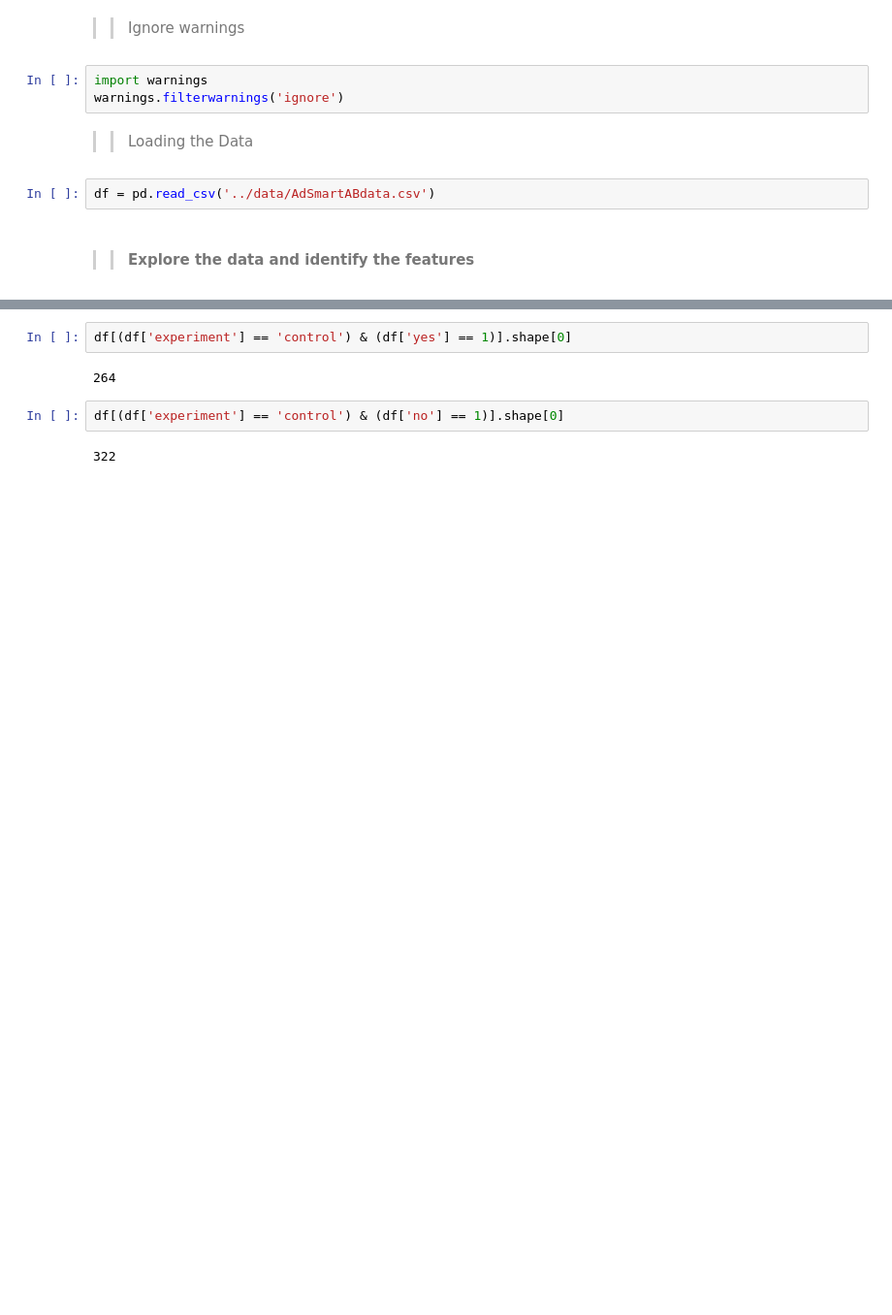
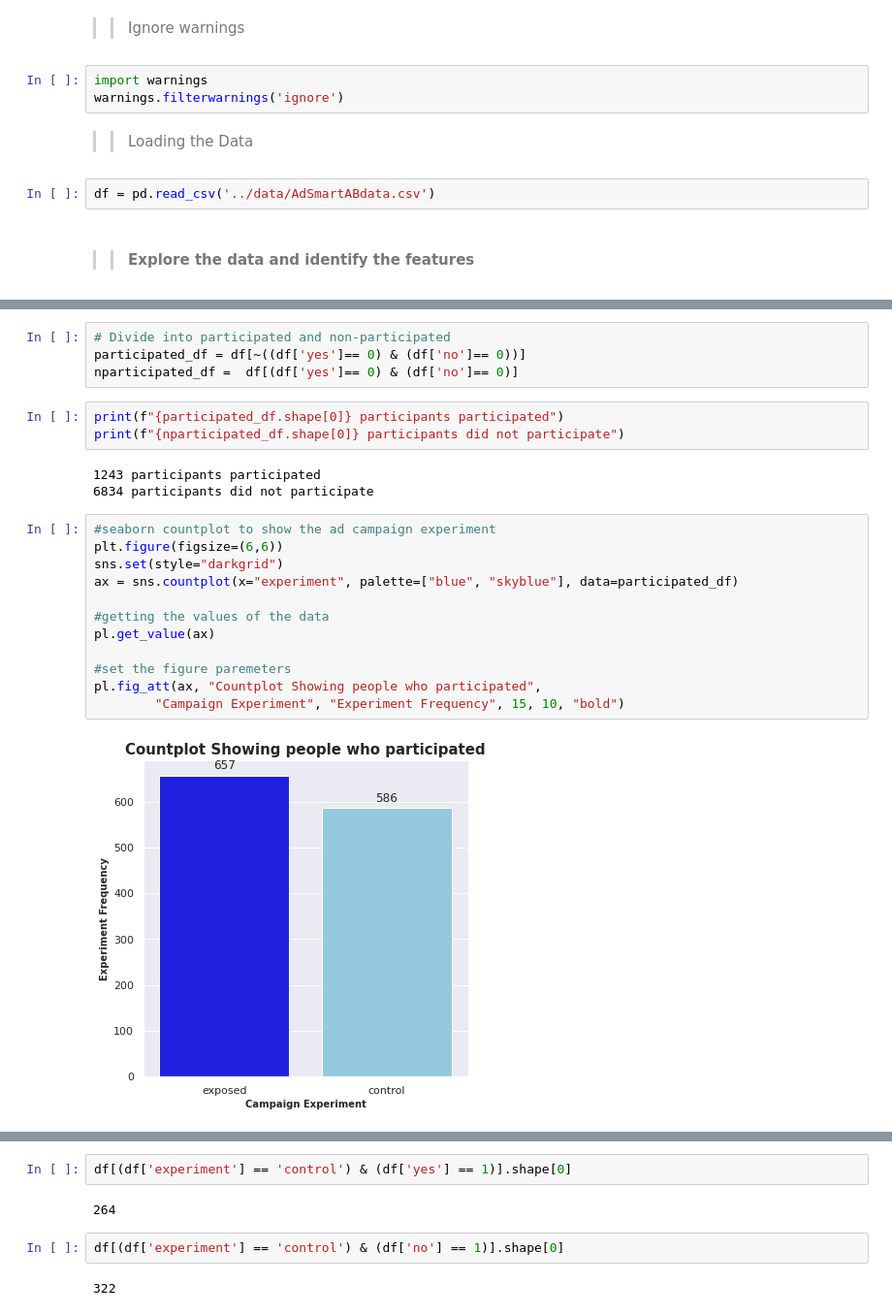
Before and after one commit to wakura-mbuya/abtest-mlops, a Jupyter notebook: notebooks/overview.ipynb, the cells around one changed output, grey strips where cells are left out. Shown: that part at 97% size. Drawn from its saved outputs; the diff is of its cells as text; blank space fills up the shorter version.

Commit message:
plots among treatment groups

```diff
--- a/notebooks/overview.ipynb
+++ b/notebooks/overview.ipynb
@@ -51,0 +113,24 @@ df[(df['experiment'] == 'exposed') & (df['no'] == 1)].shape[0]
+# %%
+# Divide into participated and non-participated
+participated_df = df[~((df['yes']== 0) & (df['no']== 0))]
+nparticipated_df =  df[(df['yes']== 0) & (df['no']== 0)]
+# %%
+print(f"{participated_df.shape[0]} participants participated")
+print(f"{nparticipated_df.shape[0]} participants did not participate")
+# %% [output]
+1243 participants participated
+6834 participants did not participate
+# %%
+#seaborn countplot to show the ad campaign experiment
+plt.figure(figsize=(6,6))
+sns.set(style="darkgrid")
+ax = sns.countplot(x="experiment", palette=["blue", "skyblue"], data=participated_df)
+
+#getting the values of the data
+pl.get_value(ax)
+
+#set the figure paremeters
+pl.fig_att(ax, "Countplot Showing people who participated",
+        "Campaign Experiment", "Experiment Frequency", 15, 10, "bold")
+# %% [output]
+[figure, added]
```
Also changed, not shown: parts of 25 cells of this notebook, 1 other file.
